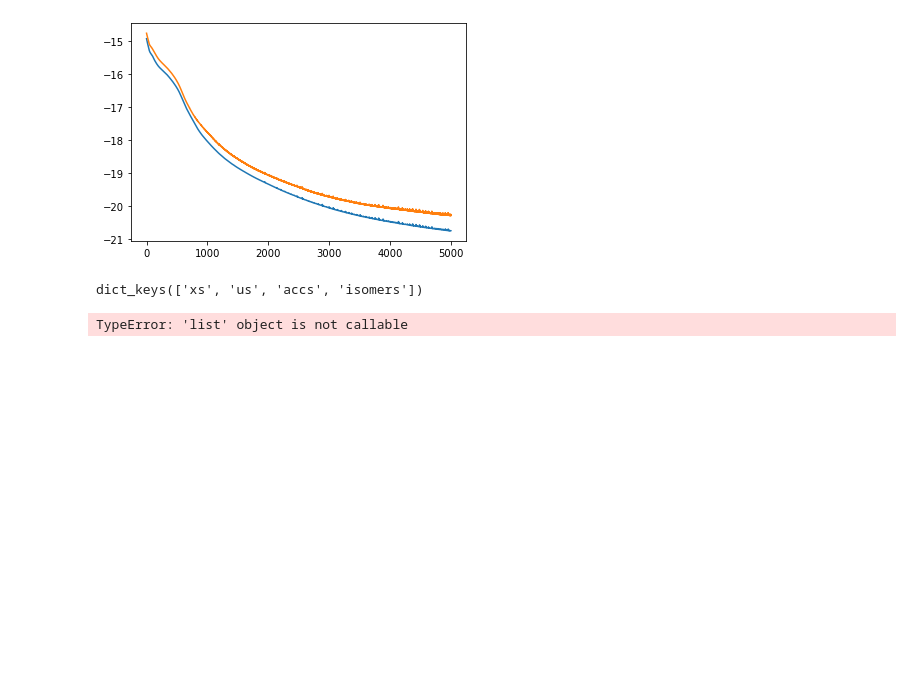
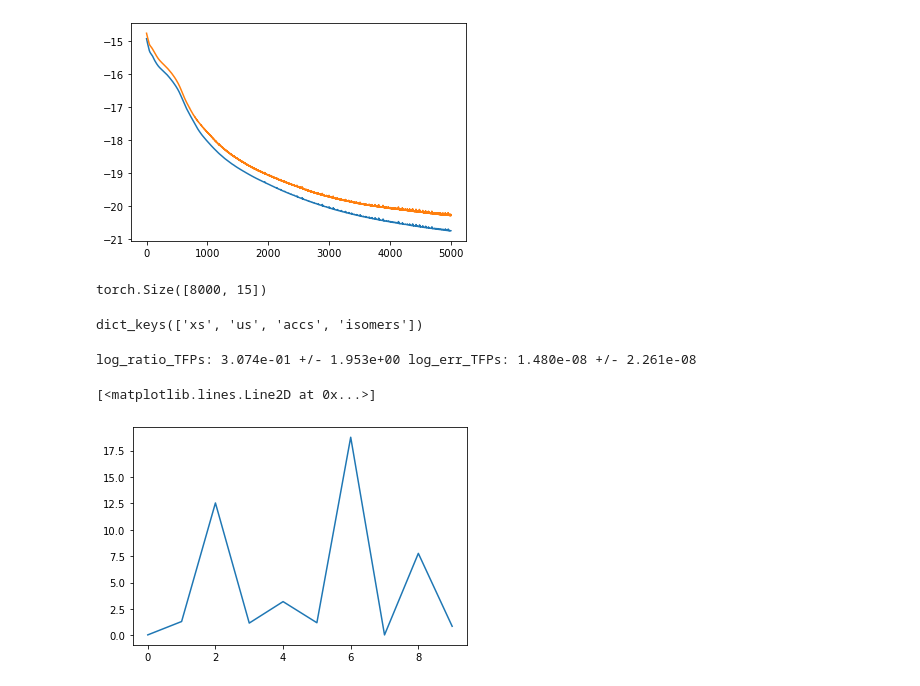
Before and after one commit to anacmolina/ML-DFT, a Jupyter notebook: notebooks/07c - FE computations w. new variables.ipynb, the cells around one changed output. Drawn from its saved outputs; the diff is of its cells as text; code cells hidden in the pictures; blank space fills up the shorter version.

```diff
--- a/notebooks/07c - FE computations w. new variables.ipynb
+++ b/notebooks/07c - FE computations w. new variables.ipynb
@@ -49,3 +50,7 @@ xs = torch.cat(xs)
+# %%
+x_mds.shape
+# %% [output]
+torch.Size([8000, 15])
 # %%
 x_u_is_init = xs
 # x_u_is_init[:, 14]
@@ -59,7 +64,7 @@ dict_keys(['xs', 'us', 'accs', 'isomers'])
 from flonacomldft.free_energy_computations import compute_TFP_logratio, compute_deepBAR_logratio
 # %%
 target_log_probs = mlps_models
-n_prop = 1000
+n_prop = 8000
 mix_prop = get_models(flows_dic)
 
 log_ratio_TFPs = []
@@ -78,7 +83,12 @@ print(
     'log_err_TFPs: {:.3e} +/- {:.3e}'.format(log_err_TFPs.mean(), log_err_TFPs.std())
 )
 # %% [output]
-TypeError: 'list' object is not callable
+log_ratio_TFPs: 3.074e-01 +/- 1.953e+00 log_err_TFPs: 1.480e-08 +/- 2.261e-08
+# %%
+plt.plot(np.exp(log_ratio_TFPs))
+# %% [output]
+[<matplotlib.lines.Line2D at 0x...>]
+[figure, added]
 # %%
 xs = mcmc_run['xs'].reshape(-1, 12)
 isomers = mcmc_run['isomers'].reshape(-1)
```
Also changed, not shown: parts of 13 cells of this notebook, 1 other file.
